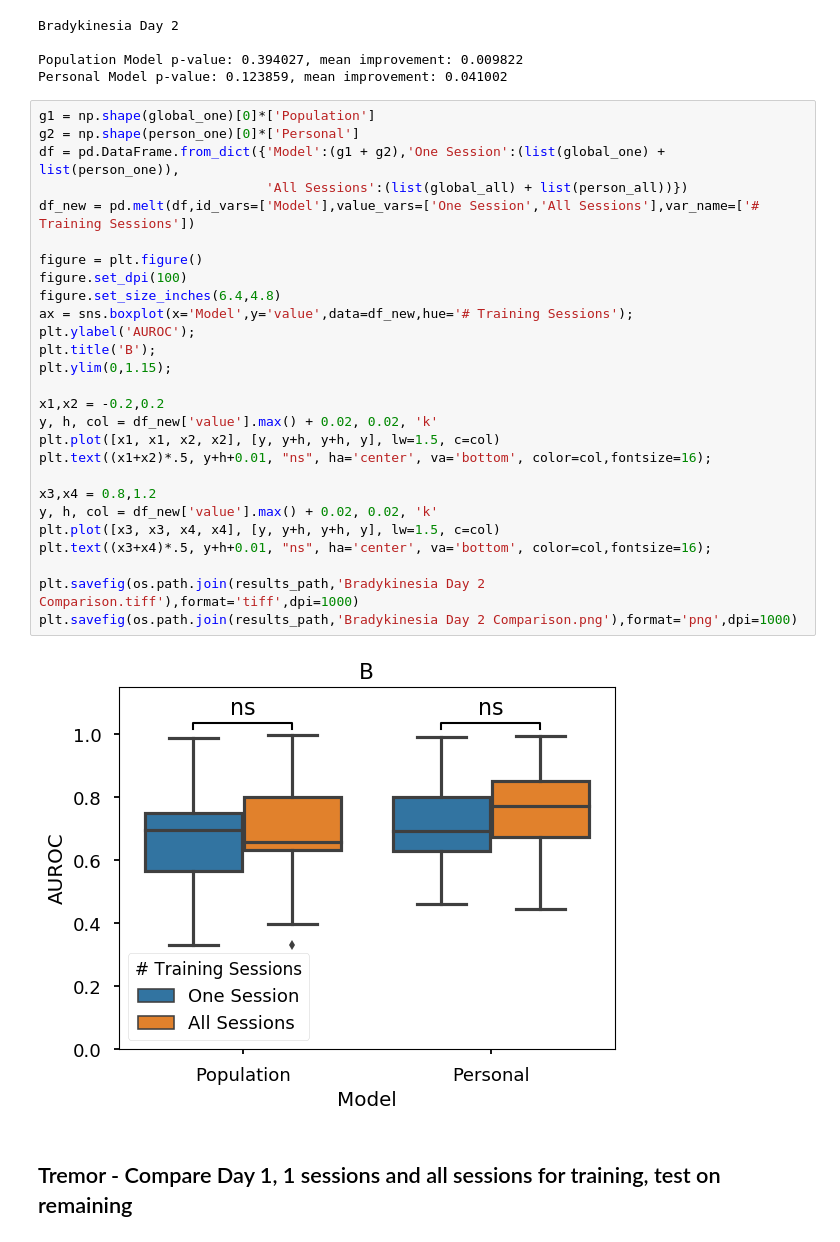
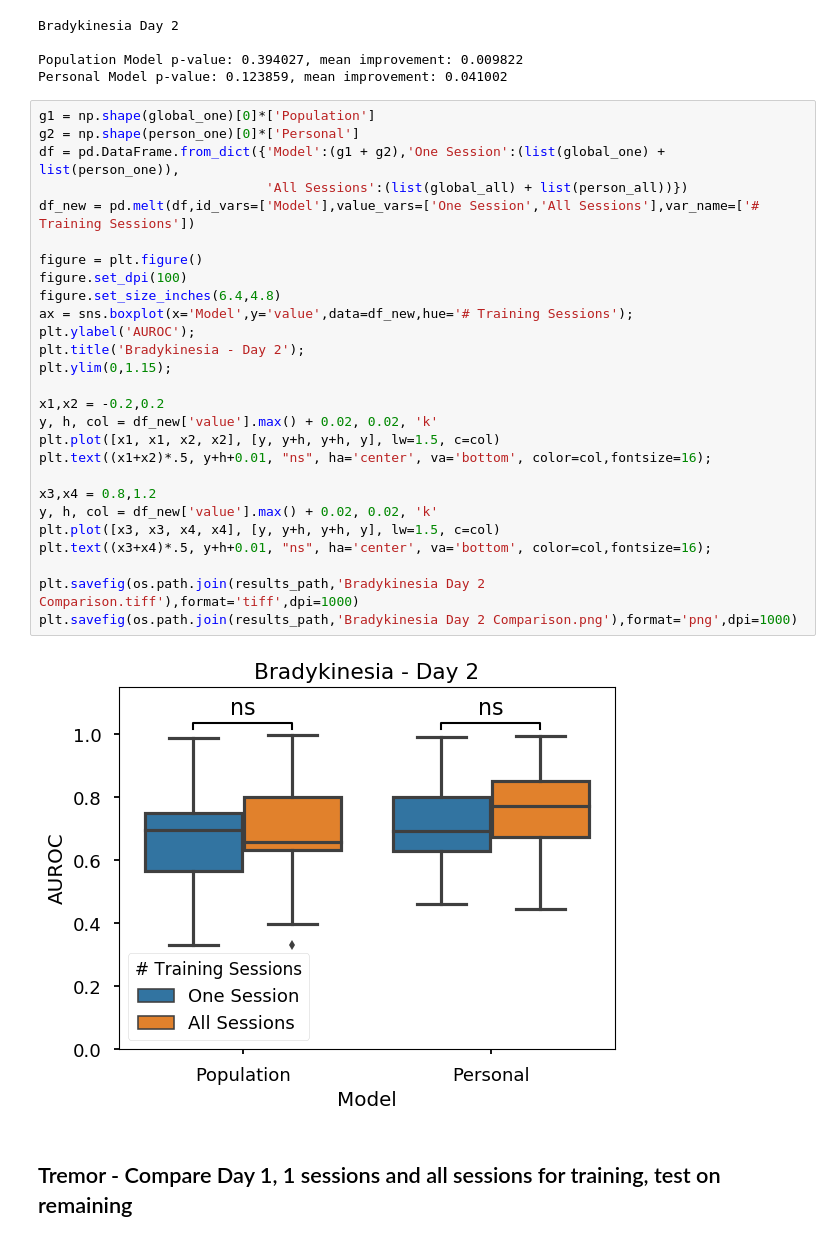
Before and after one commit to nshawen/CIS_PD, a Jupyter notebook: PaperAnalysis.ipynb, the cells around one changed output. Drawn from its saved outputs; the diff is of its cells as text.

```diff
--- a/PaperAnalysis.ipynb
+++ b/PaperAnalysis.ipynb
@@ -1687,32 +1687,32 @@ Personal Model p-value: 0.123859, mean improvement: 0.041002
 # %%
 g1 = np.shape(global_one)[0]*['Population']
 g2 = np.shape(person_one)[0]*['Personal']
 df = pd.DataFrame.from_dict({'Model':(g1 + g2),'One Session':(list(global_one) + list(person_one)),
                              'All Sessions':(list(global_all) + list(person_all))})
 df_new = pd.melt(df,id_vars=['Model'],value_vars=['One Session','All Sessions'],var_name=['# Training Sessions'])
 
 figure = plt.figure()
 figure.set_dpi(100)
 figure.set_size_inches(6.4,4.8)
 ax = sns.boxplot(x='Model',y='value',data=df_new,hue='# Training Sessions');
 plt.ylabel('AUROC');
-plt.title('B');
+plt.title('Bradykinesia - Day 2');
 plt.ylim(0,1.15);
 
 x1,x2 = -0.2,0.2
 y, h, col = df_new['value'].max() + 0.02, 0.02, 'k'
 plt.plot([x1, x1, x2, x2], [y, y+h, y+h, y], lw=1.5, c=col)
 plt.text((x1+x2)*.5, y+h+0.01, "ns", ha='center', va='bottom', color=col,fontsize=16);
 
 x3,x4 = 0.8,1.2
 y, h, col = df_new['value'].max() + 0.02, 0.02, 'k'
 plt.plot([x3, x3, x4, x4], [y, y+h, y+h, y], lw=1.5, c=col)
 plt.text((x3+x4)*.5, y+h+0.01, "ns", ha='center', va='bottom', color=col,fontsize=16);
 
 plt.savefig(os.path.join(results_path,'Bradykinesia Day 2 Comparison.tiff'),format='tiff',dpi=1000)
 plt.savefig(os.path.join(results_path,'Bradykinesia Day 2 Comparison.png'),format='png',dpi=1000)
 # %% [output]
-[figure, old version]
+[figure, new version]
 # %% [markdown]
 ## Tremor - Compare Day 1, 1 sessions and all sessions for training, test on remaining
 # %%
```
Also changed, not shown: parts of 4 cells of this notebook.
